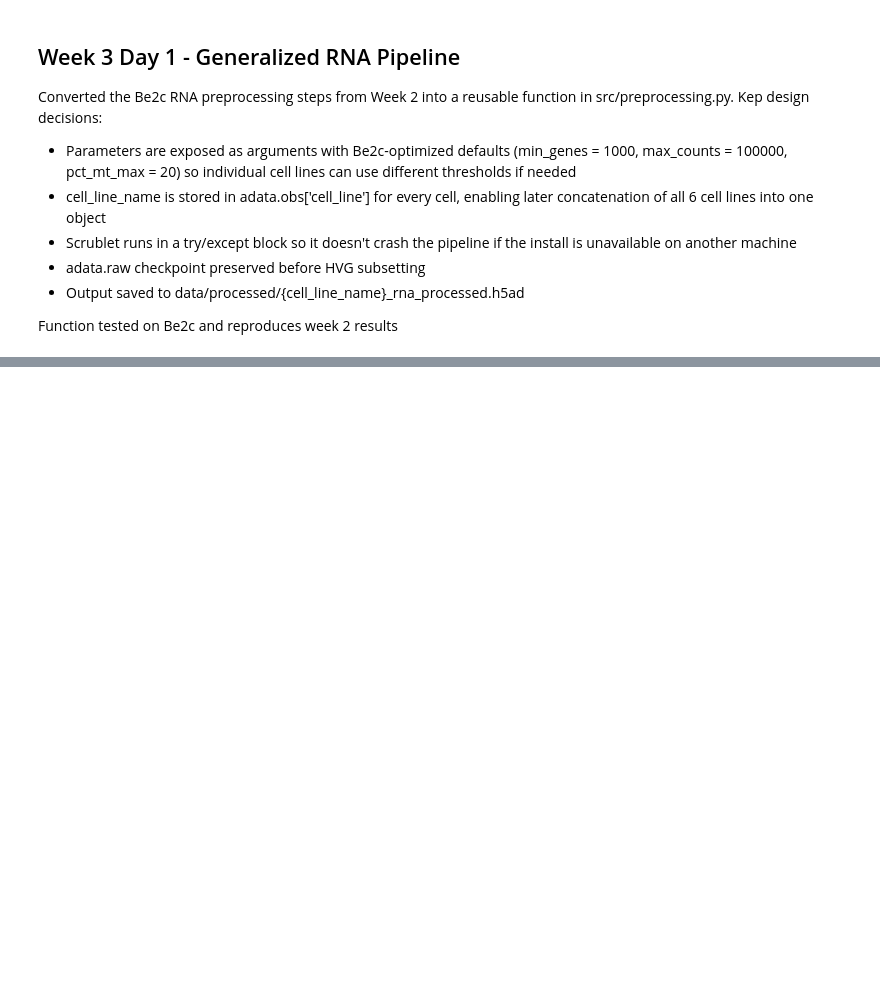
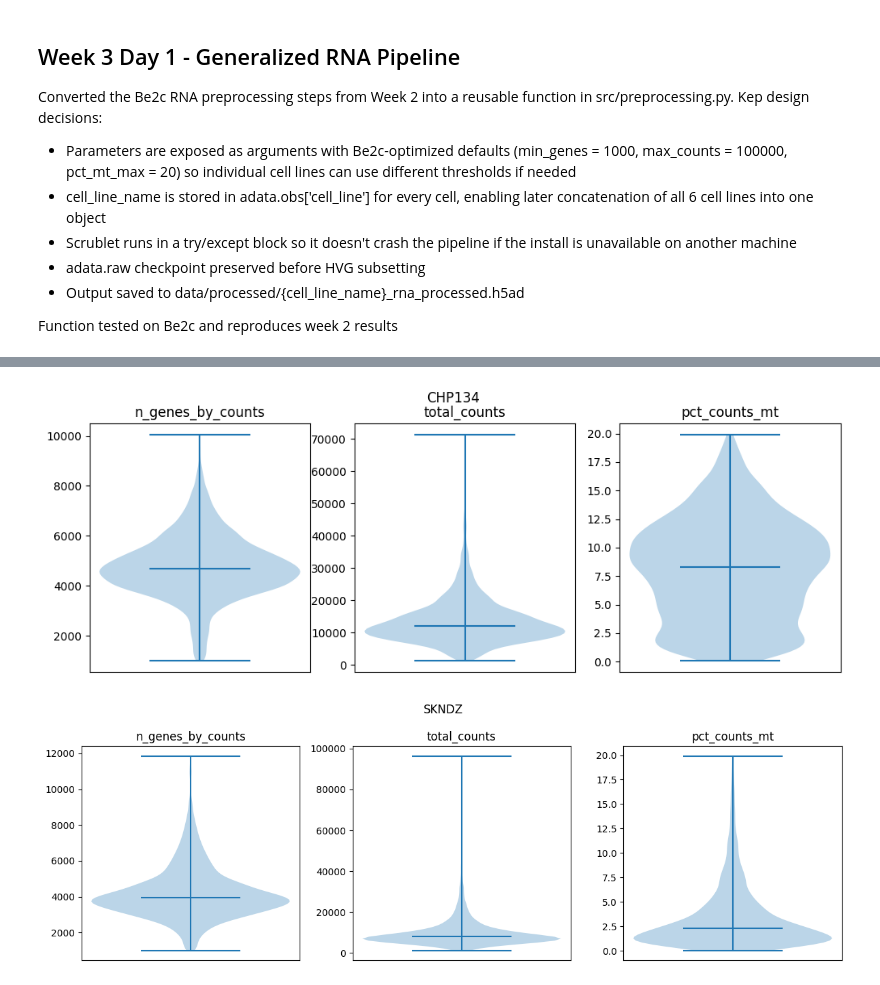
Before and after one commit to matthewniu333/neuroblastoma-multiome, a Jupyter notebook: notebooks/week3_pipeline.ipynb, the cells around one changed output, grey strips where cells are left out. Saved outputs shown, nothing was run; the diff lists cells and outputs as text; code cells hidden in the pictures; blank space fills up the shorter version.

```diff
--- a/notebooks/week3_pipeline.ipynb
+++ b/notebooks/week3_pipeline.ipynb
@@ -47,0 +60,5 @@ Function tested on Be2c and reproduces week 2 results
+# %%
+raw_dir = os.path.join(PROJECT_ROOT, "data", "raw")
+print("Files in data/raw/:")
+for f in os.listdir(raw_dir):
+    print(f" {f}")
@@ -47,0 +75,6 @@ Function tested on Be2c and reproduces week 2 results
+# %%
+# only h5 files
+h5_files = [f for f in os.listdir(raw_dir) if f.endswith("h5")]
+print("H5 files found:")
+for f in h5_files:
+    print(f" {f}")
@@ -47,0 +135,17 @@ Function tested on Be2c and reproduces week 2 results
+# %%
+# summary table
+
+import pandas as pd
+
+summary = []
+for cl, adata in results.items():
+    summary.append({
+        "cell_line": cl,
+        "MYCN": "amplified" if cl in ["Be2c", "CHP134", "SKNDZ"] else "non-amplified",
+        "cells_after_filtering": adata.n_obs,
+        "HVGs": adata.var.shape[0],
+        "clusters": adata.obs["leiden"].nunique()
+    })
+
+df = pd.DataFrame(summary)
+print(df.to_string(index = False))
@@ -47,0 +175,20 @@ Function tested on Be2c and reproduces week 2 results
+# %%
+import matplotlib.pyplot as plt
+
+# violin plot check
+for cl in ["CHP134", "SKNDZ"]:
+    adata = results[cl]
+    fig, axes = plt.subplots(1, 3, figsize = (12, 4))
+    fig.suptitle(cl)
+
+    for ax, metric in zip(axes, ['n_genes_by_counts', 'total_counts', 'pct_counts_mt']):
+        data = adata.obs[metric].values
+        ax.violinplot(data, showmedians=True)
+        ax.set_title(metric)
+        ax.set_xticks([])
+
+plt.tight_layout()
+plt.show()
+# %% [output]
+[figure, added]
+[figure, added]
```
Also changed, not shown: parts of 13 cells of this notebook, 3 other files.
